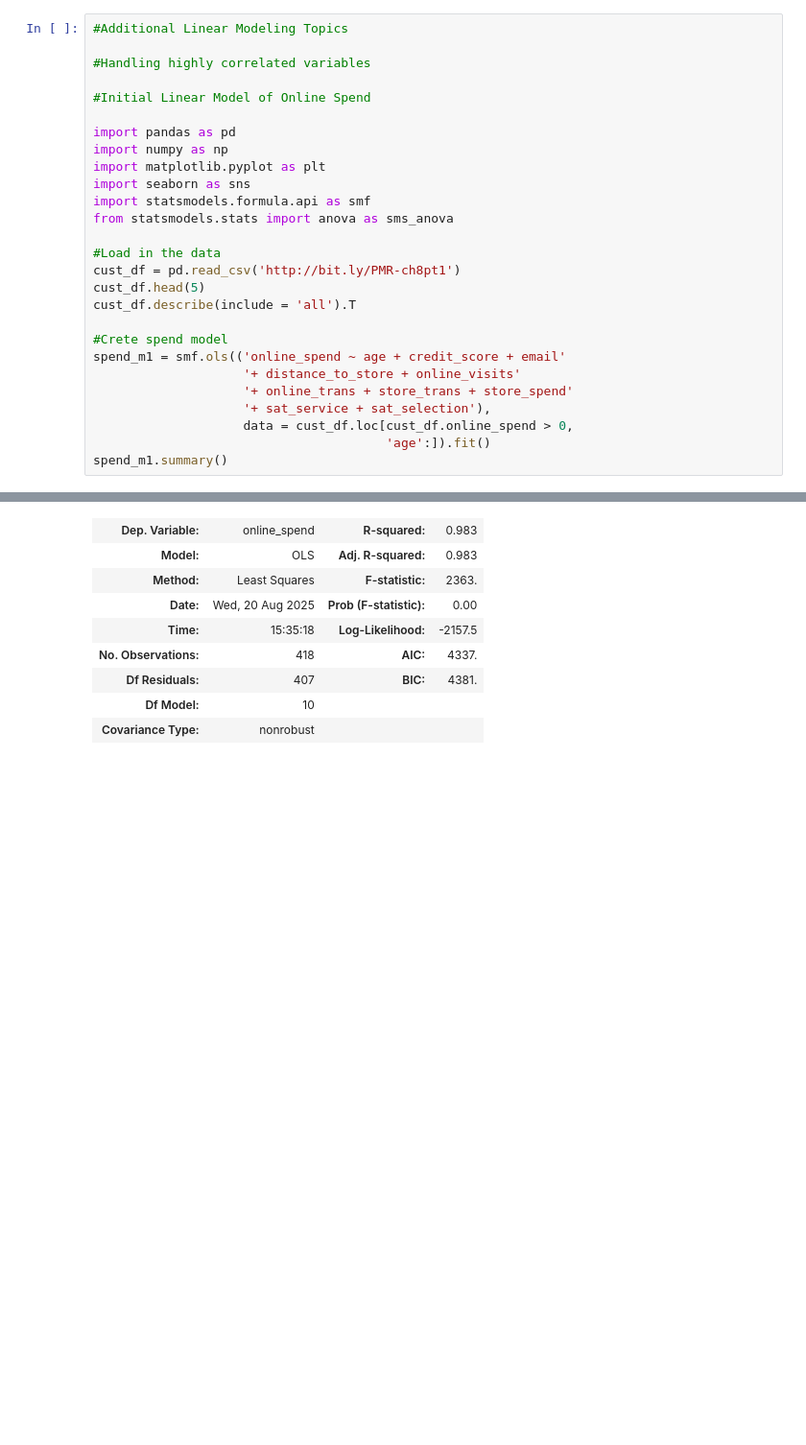
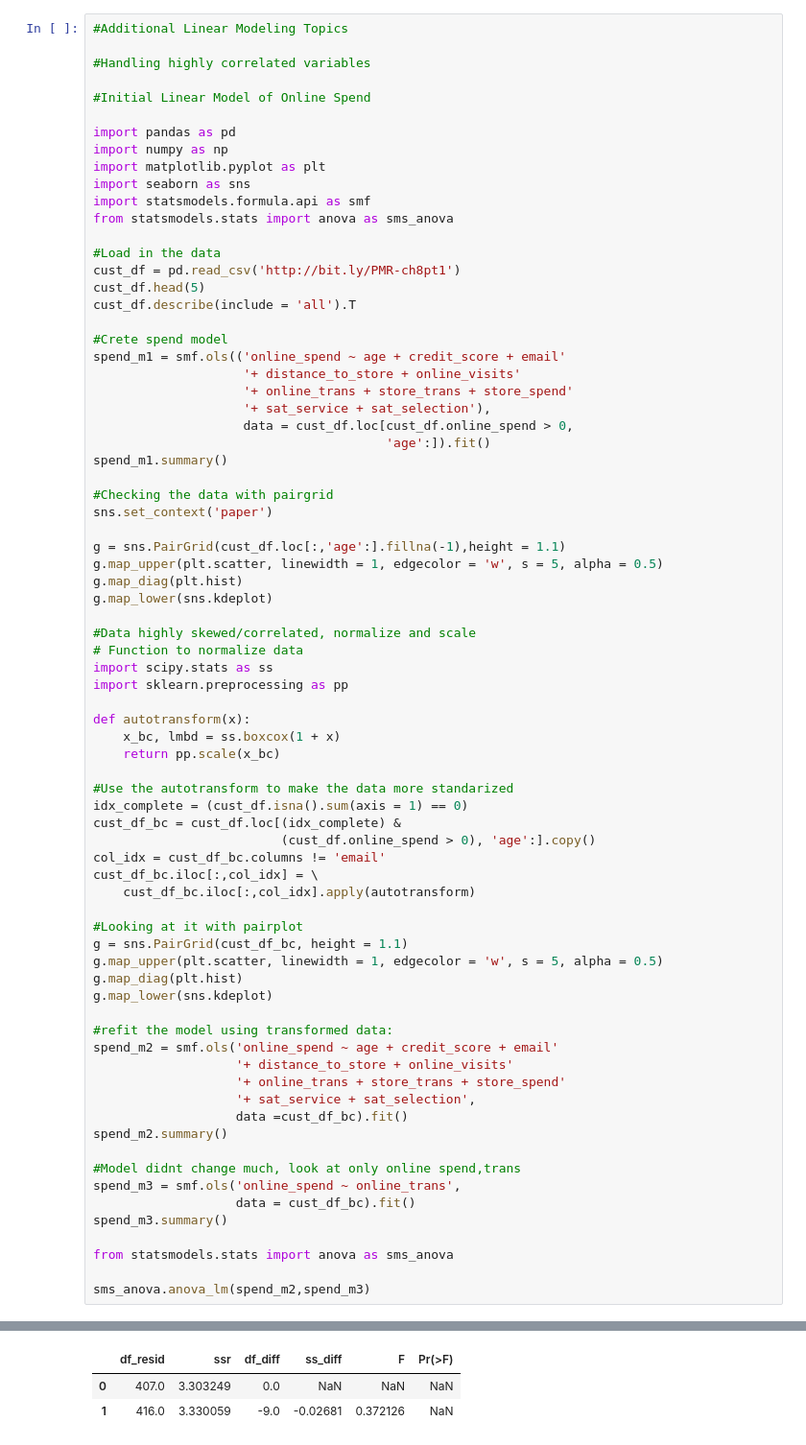
Before and after one commit to johnson80245/python, a Jupyter notebook: MRA Ch8.ipynb, the cells around one changed output, grey strips where cells are left out. Shown at 96% size. Saved outputs shown, nothing was run; the diff lists cells and outputs as text; blank space fills up the shorter version.

```diff
--- a/MRA Ch8.ipynb
+++ b/MRA Ch8.ipynb
@@ -25,4 +25,52 @@ spend_m1 = smf.ols(('online_spend ~ age + credit_score + email'
                     data = cust_df.loc[cust_df.online_spend > 0,
                                        'age':]).fit()
 spend_m1.summary()
+
+#Checking the data with pairgrid
+sns.set_context('paper')
+
+g = sns.PairGrid(cust_df.loc[:,'age':].fillna(-1),height = 1.1)
+g.map_upper(plt.scatter, linewidth = 1, edgecolor = 'w', s = 5, alpha = 0.5)
+g.map_diag(plt.hist)
+g.map_lower(sns.kdeplot)
+
+#Data highly skewed/correlated, normalize and scale
+# Function to normalize data
+import scipy.stats as ss
+import sklearn.preprocessing as pp
+
+def autotransform(x):
+    x_bc, lmbd = ss.boxcox(1 + x)
+    return pp.scale(x_bc)
+
+#Use the autotransform to make the data more standarized
+idx_complete = (cust_df.isna().sum(axis = 1) == 0)
+cust_df_bc = cust_df.loc[(idx_complete) &
+                         (cust_df.online_spend > 0), 'age':].copy()
+col_idx = cust_df_bc.columns != 'email'
+cust_df_bc.iloc[:,col_idx] = \
+    cust_df_bc.iloc[:,col_idx].apply(autotransform)
+
+#Looking at it with pairplot
+g = sns.PairGrid(cust_df_bc, height = 1.1)
+g.map_upper(plt.scatter, linewidth = 1, edgecolor = 'w', s = 5, alpha = 0.5)
+g.map_diag(plt.hist)
+g.map_lower(sns.kdeplot)
+
+#refit the model using transformed data:
+spend_m2 = smf.ols('online_spend ~ age + credit_score + email'
+                   '+ distance_to_store + online_visits'
+                   '+ online_trans + store_trans + store_spend'
+                   '+ sat_service + sat_selection',
+                   data =cust_df_bc).fit()
+spend_m2.summary()
+
+#Model didnt change much, look at only online spend,trans
+spend_m3 = smf.ols('online_spend ~ online_trans',
+                   data = cust_df_bc).fit()
+spend_m3.summary()
+
+from statsmodels.stats import anova as sms_anova
+
+sms_anova.anova_lm(spend_m2,spend_m3)
 # %% [output]
@@ -30,9 +94,3 @@ OLS Regression Results
-| Dep. Variable: | online_spend | R-squared: | 0.983 |
-| Model: | OLS | Adj. R-squared: | 0.983 |
-| Method: | Least Squares | F-statistic: | 2363. |
-| Date: | Wed, 20 Aug 2025 | Prob (F-statistic): | 0.00 |
-| Time: | 15:35:18 | Log-Likelihood: | -2157.5 |
-| No. Observations: | 418 | AIC: | 4337. |
-| Df Residuals: | 407 | BIC: | 4381. |
-| Df Model: | 10 |  |  |
-| Covariance Type: | nonrobust |  |  |
+|  | df_resid | ssr | df_diff | ss_diff | F | Pr(>F) |
+| 0 | 407.0 | 3.303249 | 0.0 | NaN | NaN | NaN |
+| 1 | 416.0 | 3.330059 | -9.0 | -0.02681 | 0.372126 | NaN |
```
Also changed, not shown: parts of 1 cell of this notebook.
